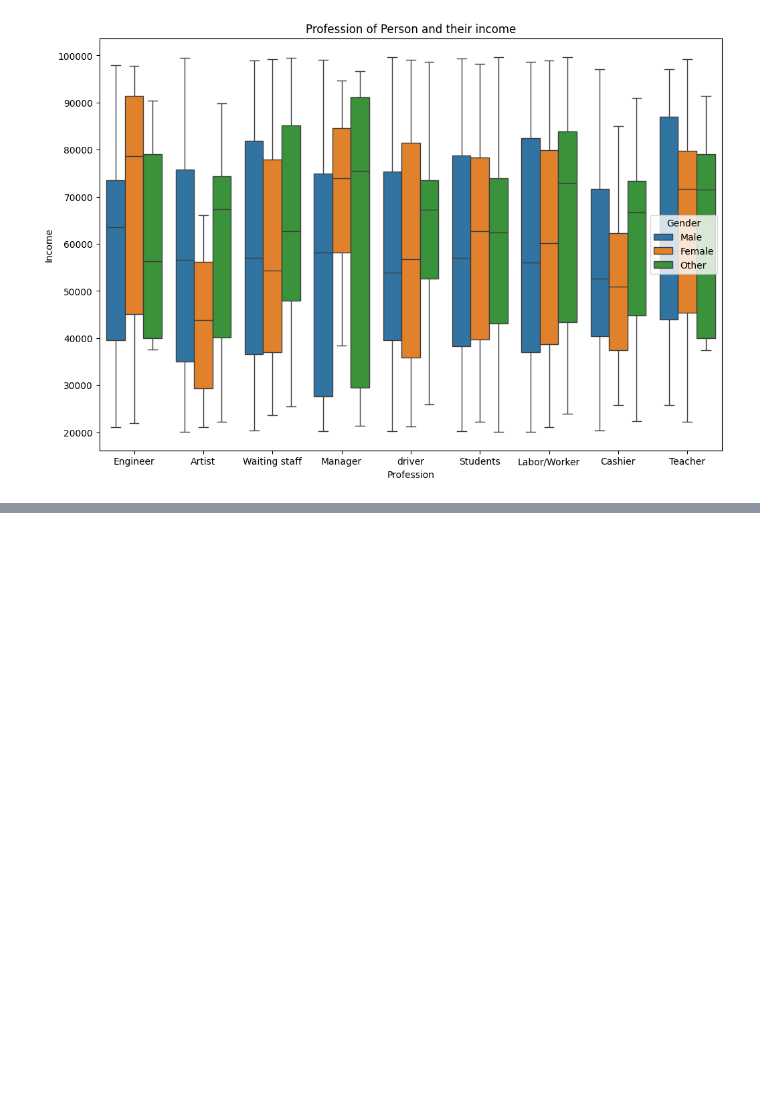
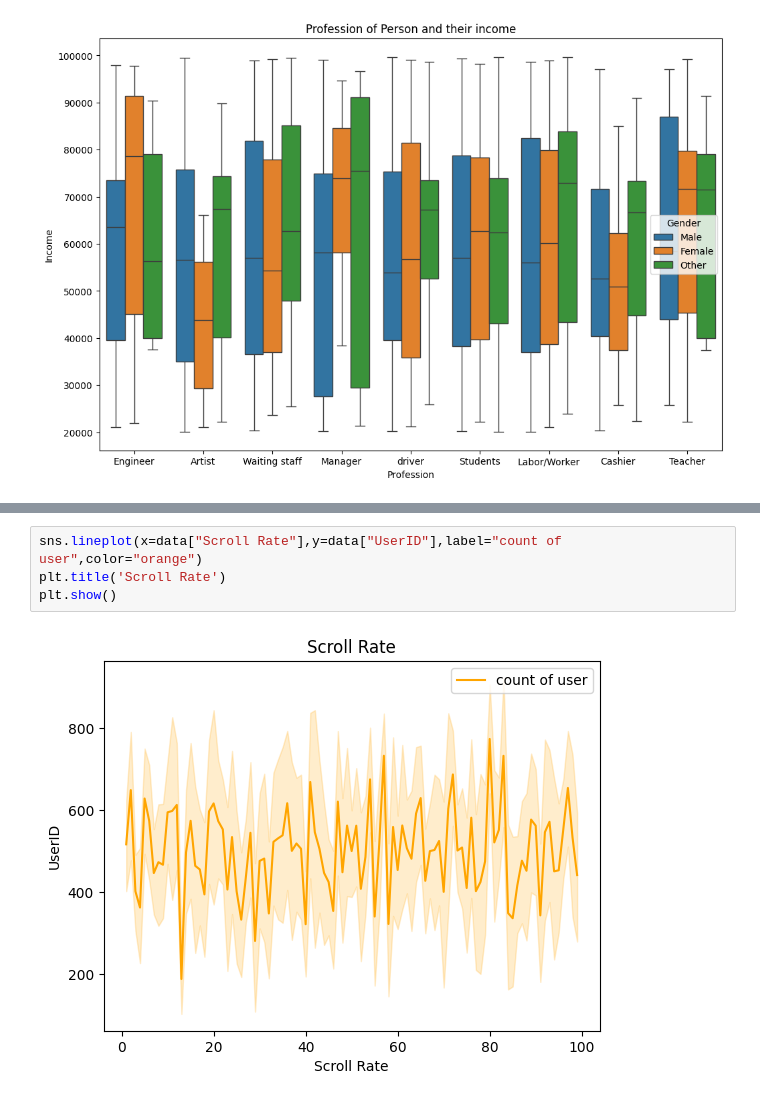
Before and after one commit to ankitg-02/Social-Media-Usage-analysis, a Jupyter notebook: Social_Media_Usage.ipynb, the cells around one changed output, grey strips where cells are left out. Drawn from its saved outputs; the diff is of its cells as text; blank space fills up the shorter version.

```diff
--- a/Social_Media_Usage.ipynb
+++ b/Social_Media_Usage.ipynb
@@ -182,0 +199,6 @@ plt.show()
+# %%
+sns.lineplot(x=data["Scroll Rate"],y=data["UserID"],label="count of user",color="orange")
+plt.title('Scroll Rate')
+plt.show()
+# %% [output]
+[figure, added]
```
Also changed, not shown: parts of 7 cells of this notebook.
